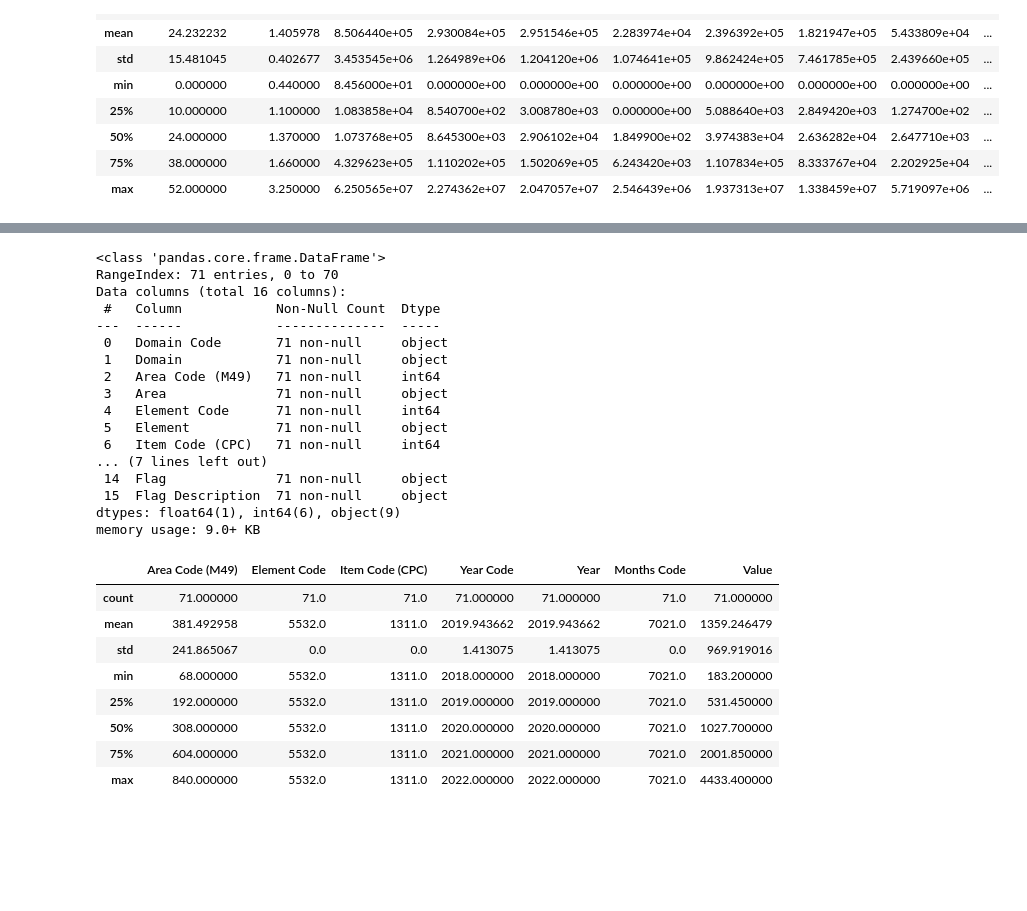
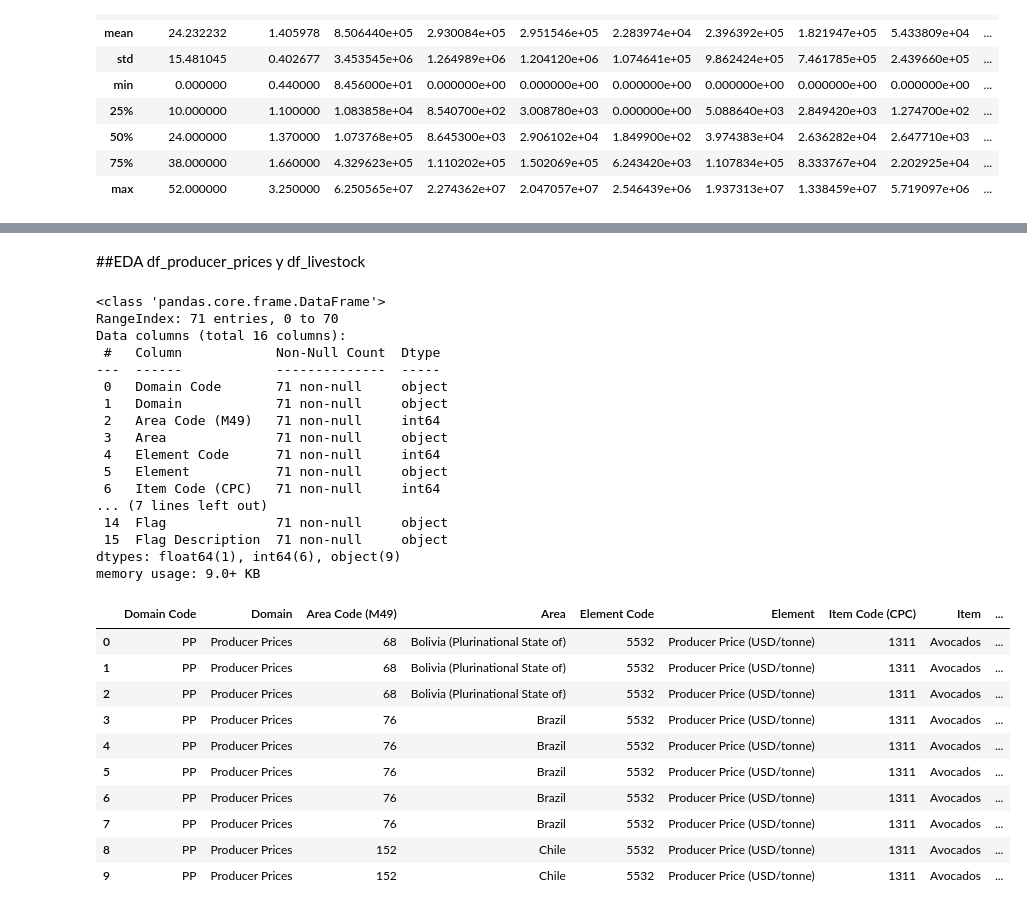
Before and after one commit to Julix4/AvoEconomics, a Jupyter notebook: EDA.ipynb, the cells around one changed output, grey strips where cells are left out. Drawn from its saved outputs; the diff is of its cells as text; code cells hidden in the pictures; blank space fills up the shorter version.

```diff
--- a/EDA.ipynb
+++ b/EDA.ipynb
@@ -48,30 +130,35 @@ memory usage: 1.9+ MB
+# %% [markdown]
+##EDA df_producer_prices y df_livestock
 # %%
 df_producer_prices.info()
 df_producer_prices.describe()
+df_producer_prices.head(10)
 # %% [output]
 <class 'pandas.core.frame.DataFrame'>
 RangeIndex: 71 entries, 0 to 70
 Data columns (total 16 columns):
  #   Column            Non-Null Count  Dtype
 ---  ------            --------------  -----
  0   Domain Code       71 non-null     object
  1   Domain            71 non-null     object
  2   Area Code (M49)   71 non-null     int64
  3   Area              71 non-null     object
  4   Element Code      71 non-null     int64
  5   Element           71 non-null     object
  6   Item Code (CPC)   71 non-null     int64
 ... (7 lines left out)
  14  Flag              71 non-null     object
  15  Flag Description  71 non-null     object
 dtypes: float64(1), int64(6), object(9)
 memory usage: 9.0+ KB
-|  | Area Code (M49) | Element Code | Item Code (CPC) | Year Code | Year | Months Code | Value |
-| count | 71.000000 | 71.0 | 71.0 | 71.000000 | 71.000000 | 71.0 | 71.000000 |
-| mean | 381.492958 | 5532.0 | 1311.0 | 2019.943662 | 2019.943662 | 7021.0 | 1359.246479 |
-| std | 241.865067 | 0.0 | 0.0 | 1.413075 | 1.413075 | 0.0 | 969.919016 |
-| min | 68.000000 | 5532.0 | 1311.0 | 2018.000000 | 2018.000000 | 7021.0 | 183.200000 |
-| 25% | 192.000000 | 5532.0 | 1311.0 | 2019.000000 | 2019.000000 | 7021.0 | 531.450000 |
-| 50% | 308.000000 | 5532.0 | 1311.0 | 2020.000000 | 2020.000000 | 7021.0 | 1027.700000 |
-| 75% | 604.000000 | 5532.0 | 1311.0 | 2021.000000 | 2021.000000 | 7021.0 | 2001.850000 |
-| max | 840.000000 | 5532.0 | 1311.0 | 2022.000000 | 2022.000000 | 7021.0 | 4433.400000 |
+|  | Domain Code | Domain | Area Code (M49) | Area | Element Code | Element | Item Code (CPC) | Item | ... |
+| 0 | PP | Producer Prices | 68 | Bolivia (Plurinational State of) | 5532 | Producer Price (USD/tonne) | 1311 | Avocados | ... |
+| 1 | PP | Producer Prices | 68 | Bolivia (Plurinational State of) | 5532 | Producer Price (USD/tonne) | 1311 | Avocados | ... |
+| 2 | PP | Producer Prices | 68 | Bolivia (Plurinational State of) | 5532 | Producer Price (USD/tonne) | 1311 | Avocados | ... |
+| 3 | PP | Producer Prices | 76 | Brazil | 5532 | Producer Price (USD/tonne) | 1311 | Avocados | ... |
+| 4 | PP | Producer Prices | 76 | Brazil | 5532 | Producer Price (USD/tonne) | 1311 | Avocados | ... |
+| 5 | PP | Producer Prices | 76 | Brazil | 5532 | Producer Price (USD/tonne) | 1311 | Avocados | ... |
+| 6 | PP | Producer Prices | 76 | Brazil | 5532 | Producer Price (USD/tonne) | 1311 | Avocados | ... |
+| 7 | PP | Producer Prices | 76 | Brazil | 5532 | Producer Price (USD/tonne) | 1311 | Avocados | ... |
+| 8 | PP | Producer Prices | 152 | Chile | 5532 | Producer Price (USD/tonne) | 1311 | Avocados | ... |
+| 9 | PP | Producer Prices | 152 | Chile | 5532 | Producer Price (USD/tonne) | 1311 | Avocados | ... |
```
Also changed, not shown: parts of 13 cells of this notebook, 6 other files.
